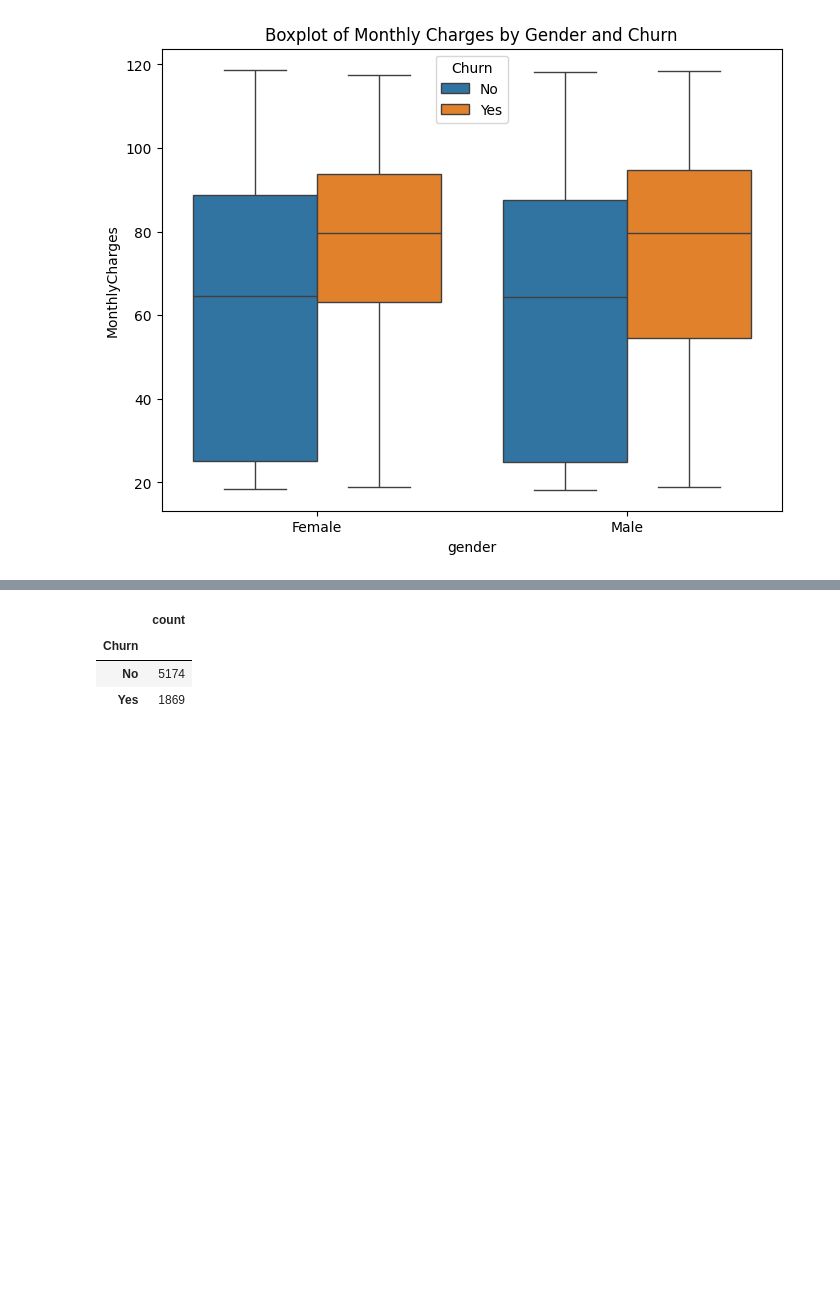
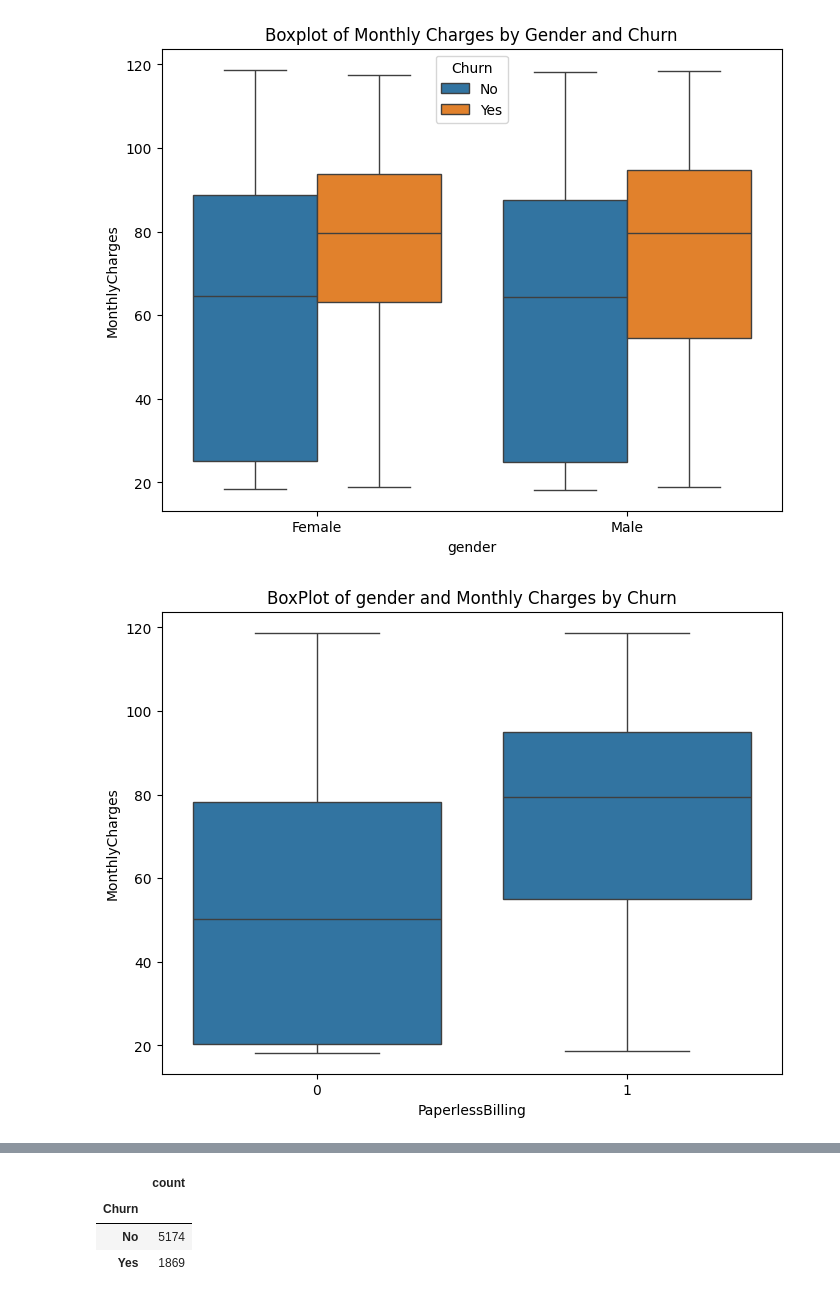
Before and after one commit to ZaazMarx1104/Churn-Rate-Prediction-Kaggle, a Jupyter notebook: Customer_Churn_Prediction_Using_Random_Forest_and_XGB.ipynb, the cells around one changed output, grey strips where cells are left out. Drawn from its saved outputs; the diff is of its cells as text; code cells hidden in the pictures; blank space fills up the shorter version.

```diff
--- a/Customer_Churn_Prediction_Using_Random_Forest_and_XGB.ipynb
+++ b/Customer_Churn_Prediction_Using_Random_Forest_and_XGB.ipynb
@@ -105,3 +105,10 @@ plt.title('Boxplot of Monthly Charges by Gender and Churn')
 plt.show()
 # %% [output]
 [figure]
+# %%
+plt.figure(figsize=(8, 6))
+sns.boxplot(x='PaperlessBilling', y='MonthlyCharges', data=df)
+plt.title('BoxPlot of gender and Monthly Charges by Churn')
+plt.show()
+# %% [output]
+[figure, added]
```
Also changed, not shown: parts of 3 cells of this notebook.
